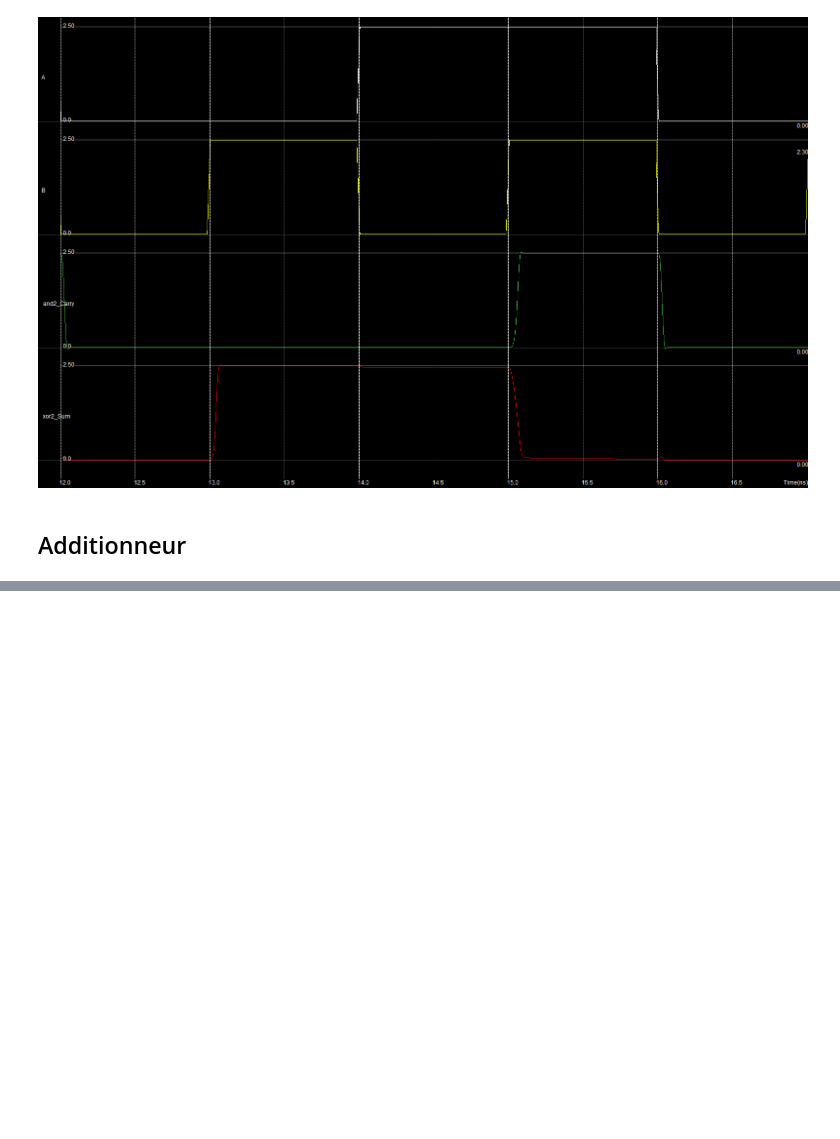
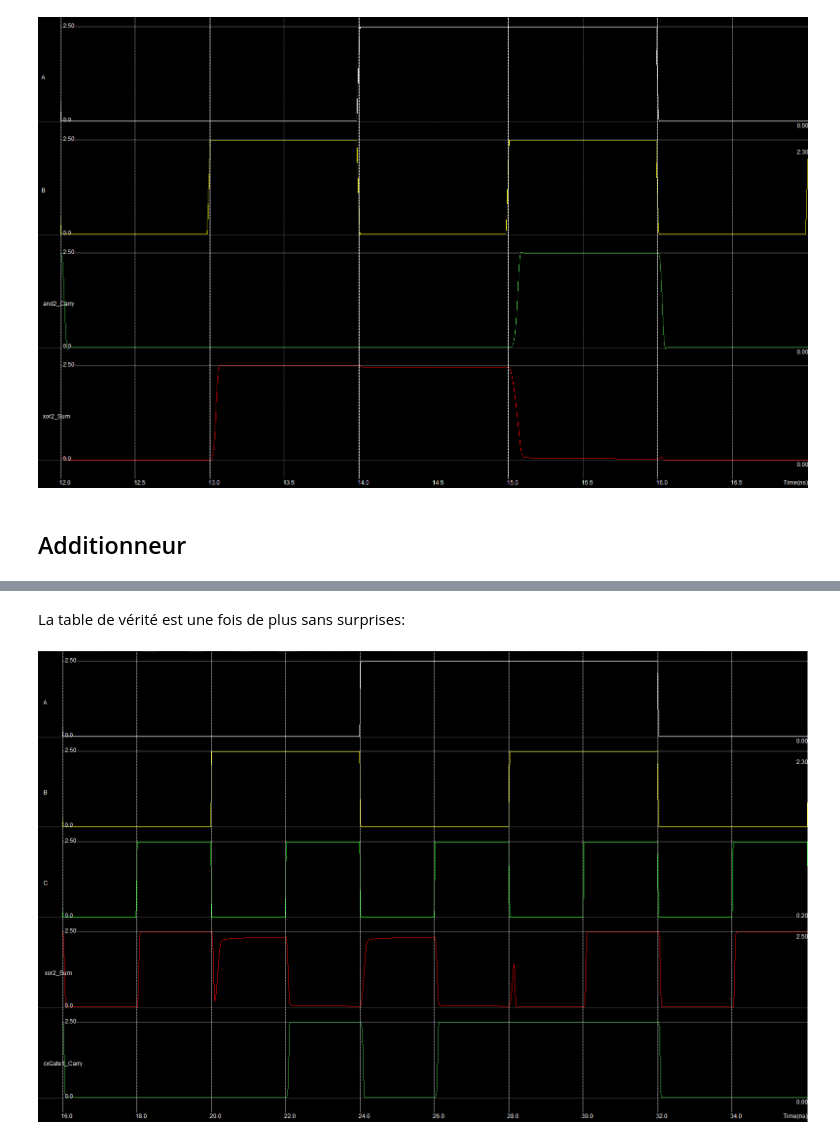
Before and after one commit to nim65s/N7, a Jupyter notebook: cours/MicroWind.ipynb, the cells around one changed output, grey strips where cells are left out. Saved outputs shown, nothing was run; the diff lists cells and outputs as text; code cells hidden in the pictures; blank space fills up the shorter version.

```diff
--- a/cours/MicroWind.ipynb
+++ b/cours/MicroWind.ipynb
@@ -262,0 +261,6 @@ Cette fois-ci, le schéma se complique un peu, puisque
+# %% [markdown]
+La table de vérité est une fois de plus sans surprises:
+# %%
+Image(filename='microwind/fulladdertemp.png')
+# %% [output]
+[figure, added]
```
Also changed, not shown: parts of 15 cells of this notebook, 43 other files.
